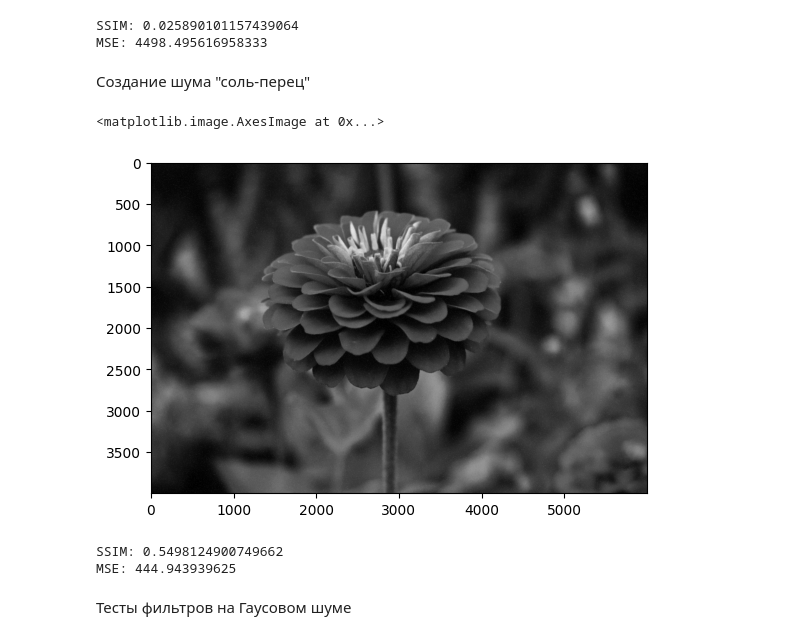
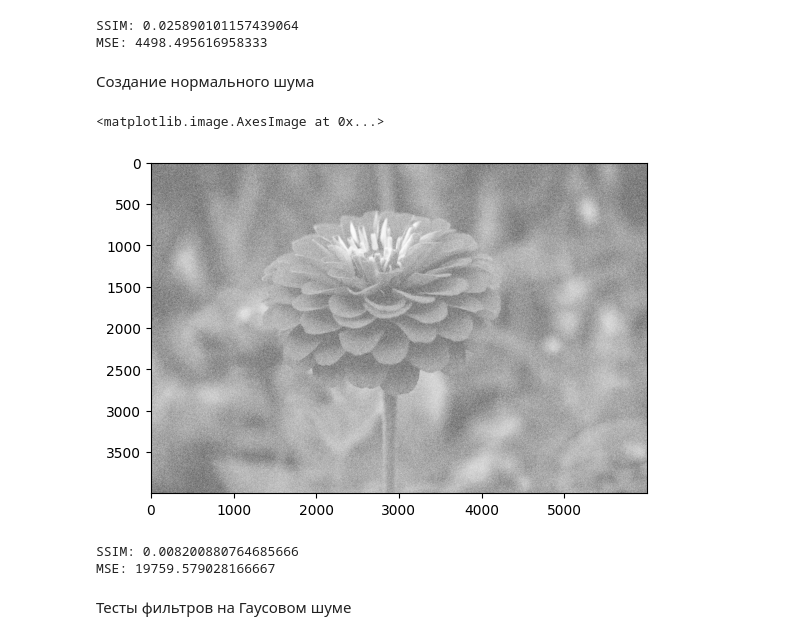
Before and after one commit to RdtyWorldd/UNN_image_processing, a Jupyter notebook: practice_2/home_work.ipynb, the cells around one changed output. Cells and saved outputs as stored; diff of their text form; code cells hidden in the pictures.

```diff
--- a/practice_2/home_work.ipynb
+++ b/practice_2/home_work.ipynb
@@ -48,28 +48,23 @@ diff_image(image_gray, image_gaussian_noise)
 SSIM: 0.025890101157439064
 MSE: 4498.495616958333
 # %% [markdown]
-Создание шума "соль-перец"
+Создание нормального шума
 # %%
-def add_sp_noise(image_gray):
-    noise =  np.random.randint(0, 101, size = (image_gray.shape[0], image_gray.shape[1]), dtype=int)
-    zeros_pixel = np.where(noise == 0)
-    ones_pixel = np.where(noise == 100)
-
-    image_sp = copy.deepcopy(image_gray)
-    image_sp[zeros_pixel] = 0
-    image_sp[ones_pixel] = 255
-    return image_sp
+def add_uniform_noise(image, low=-50, high=50):
+    noise_uniform = np.random.uniform(low, high, image.shape).astype(np.uint8)
+    noisy_image = np.clip(image.astype(np.int16) + noise_uniform, 0, 255).astype(np.uint8)
+    return noisy_image
 # %%
-image_sp = add_sp_noise(image_gray)
-plt.imshow(image_sp, cmap="gray")
+image_norm = add_uniform_noise(image_gray, low=-50, high=50)
+plt.imshow(image_norm, cmap="gray")
 # %% [output]
 <matplotlib.image.AxesImage at 0x...>
-[figure, old version]
+[figure, new version]
 # %%
-diff_image(image_gray, image_sp)
+diff_image(image_gray, image_norm)
 # %% [output]
-SSIM: 0.5498124900749662
-MSE: 444.943939625
+SSIM: 0.008200880764685666
+MSE: 19759.579028166667
 # %% [markdown]
 Тесты фильтров на Гаусовом шуме
 # %%
```
Also changed, not shown: parts of 16 cells of this notebook.
